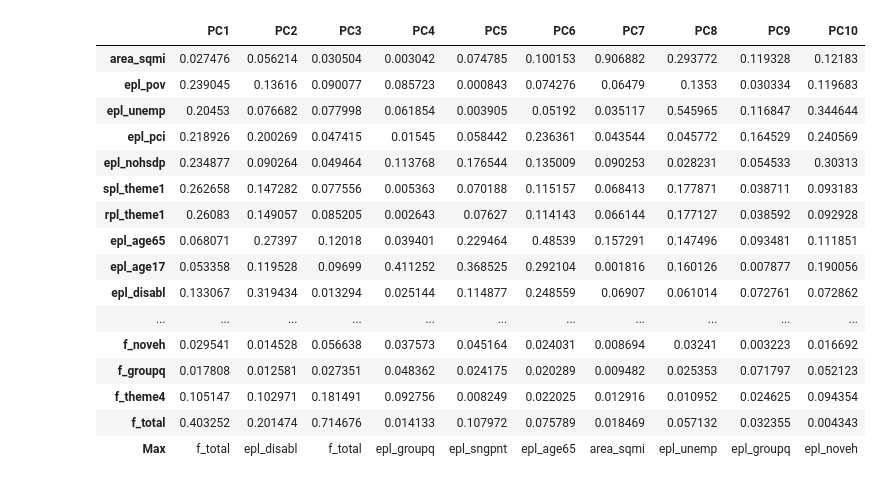
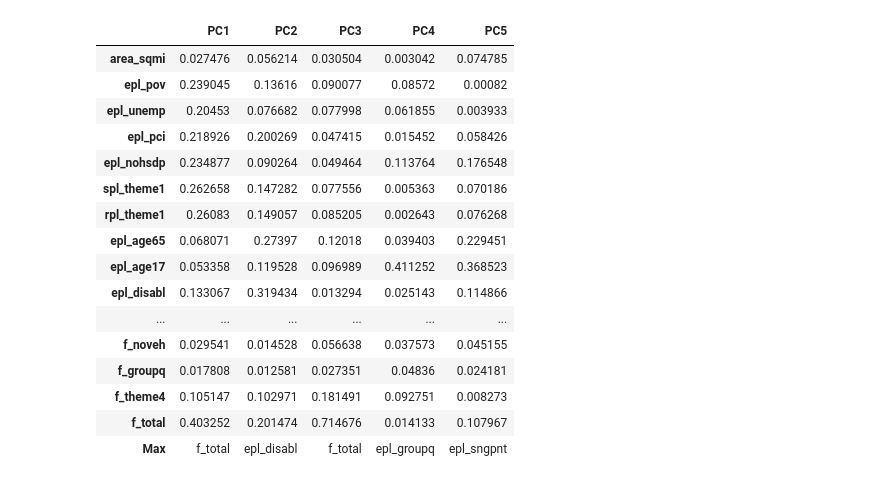
Before and after one commit to gspiga/STA160, a Jupyter notebook: Final Project/PCA.ipynb, the cells around one changed output. Drawn from its saved outputs; the diff is of its cells as text; code cells hidden in the pictures.

```diff
--- a/Final Project/PCA.ipynb
+++ b/Final Project/PCA.ipynb
@@ -105,8 +105,8 @@ plt.show()
 [interactive output not drawn]
 # %%
 # #Applying PCA
-# #Taking no. of Principal Components as 10
-pca = PCA(n_components=10)
+# #Taking no. of Principal Components as 5
+pca = PCA(n_components=5)
 pca.fit(df)
 data_pca = pca.transform(df)
 data_pca = pd.DataFrame(data_pca)
@@ -122,31 +122,29 @@ data_pca.head()
 # %%
 # Component relations with features
 components = pd.DataFrame(
-    pca.components_,
-    columns=df.columns,
-    index=["PC1", "PC2", "PC3", "PC4", "PC5", "PC6", "PC7", "PC8", "PC9", "PC10"],
+    pca.components_, columns=df.columns, index=["PC1", "PC2", "PC3", "PC4", "PC5"],
 )
 components = abs(components)
 components["Max"] = components.idxmax(axis=1)
 components.T
 # %% [output]
-|  | PC1 | PC2 | PC3 | PC4 | PC5 | PC6 | PC7 | PC8 | PC9 | PC10 |
-| area_sqmi | 0.027476 | 0.056214 | 0.030504 | 0.003042 | 0.074785 | 0.100153 | 0.906882 | 0.293772 | 0.119328 | 0.12183 |
-| epl_pov | 0.239045 | 0.13616 | 0.090077 | 0.085723 | 0.000843 | 0.074276 | 0.06479 | 0.1353 | 0.030334 | 0.119683 |
-| epl_unemp | 0.20453 | 0.076682 | 0.077998 | 0.061854 | 0.003905 | 0.05192 | 0.035117 | 0.545965 | 0.116847 | 0.344644 |
-| epl_pci | 0.218926 | 0.200269 | 0.047415 | 0.01545 | 0.058442 | 0.236361 | 0.043544 | 0.045772 | 0.164529 | 0.240569 |
-| epl_nohsdp | 0.234877 | 0.090264 | 0.049464 | 0.113768 | 0.176544 | 0.135009 | 0.090253 | 0.028231 | 0.054533 | 0.30313 |
-| spl_theme1 | 0.262658 | 0.147282 | 0.077556 | 0.005363 | 0.070188 | 0.115157 | 0.068413 | 0.177871 | 0.038711 | 0.093183 |
-| rpl_theme1 | 0.26083 | 0.149057 | 0.085205 | 0.002643 | 0.07627 | 0.114143 | 0.066144 | 0.177127 | 0.038592 | 0.092928 |
-| epl_age65 | 0.068071 | 0.27397 | 0.12018 | 0.039401 | 0.229464 | 0.48539 | 0.157291 | 0.147496 | 0.093481 | 0.111851 |
-| epl_age17 | 0.053358 | 0.119528 | 0.09699 | 0.411252 | 0.368525 | 0.292104 | 0.001816 | 0.160126 | 0.007877 | 0.190056 |
-| epl_disabl | 0.133067 | 0.319434 | 0.013294 | 0.025144 | 0.114877 | 0.248559 | 0.06907 | 0.061014 | 0.072761 | 0.072862 |
-| ... | ... | ... | ... | ... | ... | ... | ... | ... | ... | ... |
-| f_noveh | 0.029541 | 0.014528 | 0.056638 | 0.037573 | 0.045164 | 0.024031 | 0.008694 | 0.03241 | 0.003223 | 0.016692 |
-| f_groupq | 0.017808 | 0.012581 | 0.027351 | 0.048362 | 0.024175 | 0.020289 | 0.009482 | 0.025353 | 0.071797 | 0.052123 |
-| f_theme4 | 0.105147 | 0.102971 | 0.181491 | 0.092756 | 0.008249 | 0.022025 | 0.012916 | 0.010952 | 0.024625 | 0.094354 |
-| f_total | 0.403252 | 0.201474 | 0.714676 | 0.014133 | 0.107972 | 0.075789 | 0.018469 | 0.057132 | 0.032355 | 0.004343 |
-| Max | f_total | epl_disabl | f_total | epl_groupq | epl_sngpnt | epl_age65 | area_sqmi | epl_unemp | epl_groupq | epl_noveh |
+|  | PC1 | PC2 | PC3 | PC4 | PC5 |
+| area_sqmi | 0.027476 | 0.056214 | 0.030504 | 0.003042 | 0.074785 |
+| epl_pov | 0.239045 | 0.13616 | 0.090077 | 0.08572 | 0.00082 |
+| epl_unemp | 0.20453 | 0.076682 | 0.077998 | 0.061855 | 0.003933 |
+| epl_pci | 0.218926 | 0.200269 | 0.047415 | 0.015452 | 0.058426 |
+| epl_nohsdp | 0.234877 | 0.090264 | 0.049464 | 0.113764 | 0.176548 |
+| spl_theme1 | 0.262658 | 0.147282 | 0.077556 | 0.005363 | 0.070186 |
+| rpl_theme1 | 0.26083 | 0.149057 | 0.085205 | 0.002643 | 0.076268 |
+| epl_age65 | 0.068071 | 0.27397 | 0.12018 | 0.039403 | 0.229451 |
+| epl_age17 | 0.053358 | 0.119528 | 0.096989 | 0.411252 | 0.368523 |
+| epl_disabl | 0.133067 | 0.319434 | 0.013294 | 0.025143 | 0.114866 |
+| ... | ... | ... | ... | ... | ... |
+| f_noveh | 0.029541 | 0.014528 | 0.056638 | 0.037573 | 0.045155 |
+| f_groupq | 0.017808 | 0.012581 | 0.027351 | 0.04836 | 0.024181 |
+| f_theme4 | 0.105147 | 0.102971 | 0.181491 | 0.092751 | 0.008273 |
+| f_total | 0.403252 | 0.201474 | 0.714676 | 0.014133 | 0.107967 |
+| Max | f_total | epl_disabl | f_total | epl_groupq | epl_sngpnt |
 [interactive output not drawn]
 # %%
 final_df = data[
```
Also changed, not shown: parts of 2 cells of this notebook.
